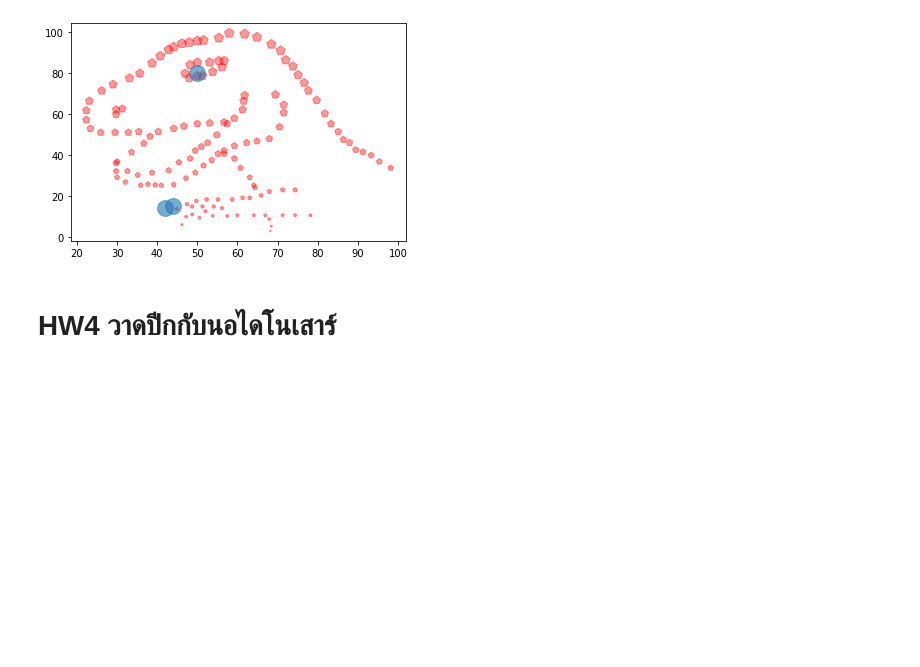
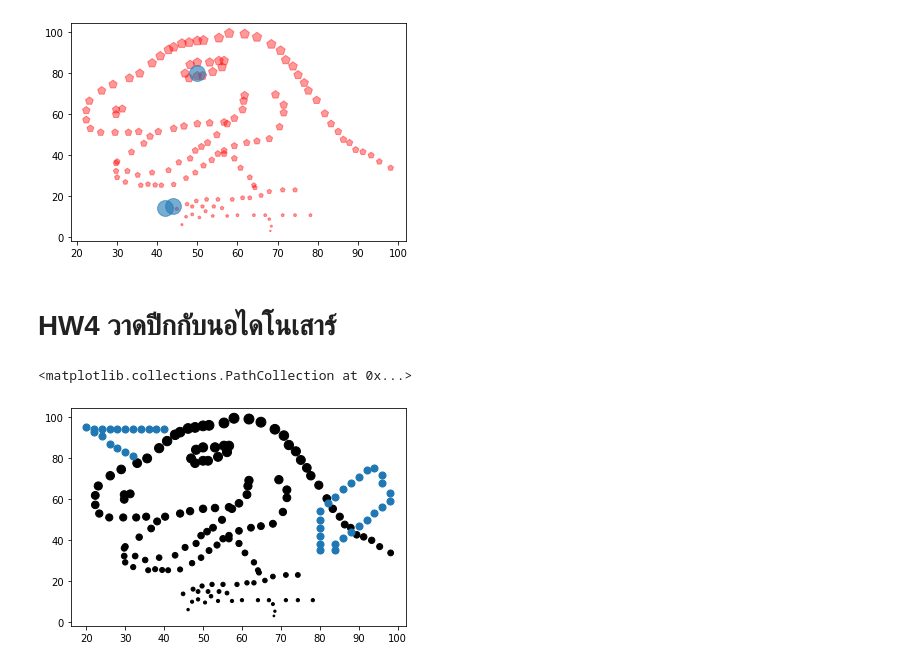
Before and after one commit to kanyaweeud/KKU_data_mining, a Jupyter notebook: Data102.ipynb, the cells around one changed output. Drawn from its saved outputs; the diff is of its cells as text; code cells hidden in the pictures; blank space fills up the shorter version.

```diff
--- a/Data102.ipynb
+++ b/Data102.ipynb
@@ -161,3 +157,9 @@ plt.scatter([44,42,50],[15,14,80],s=250,alpha=0.6)
 [figure]
 # %% [markdown]
 # HW4 วาดปีกกับนอไดโนเสาร์
+# %%
+plt.scatter(data['x'],data['y'],s=data['y'],c='k')
+plt.scatter([32,30,28,26,24,22,20,22,24,26,28,30,32,34,36,38,40,84,84,86,88,90,92,94,96,98,98,96,96,94,92,90,88,86,84,82,80,80,80,80,80,80],[81,83,85,87,91,93,95,94,94,94,94,94,94,94,94,94,94,35,38,41,44,47,50,53,56,59,63,68,72,75,74,71,68,65,61,58,54,50,46,42,38,35],s=50,alpha=1)
+# %% [output]
+<matplotlib.collections.PathCollection at 0x...>
+[figure, added]
```
Also changed, not shown: parts of 1 cell of this notebook.
